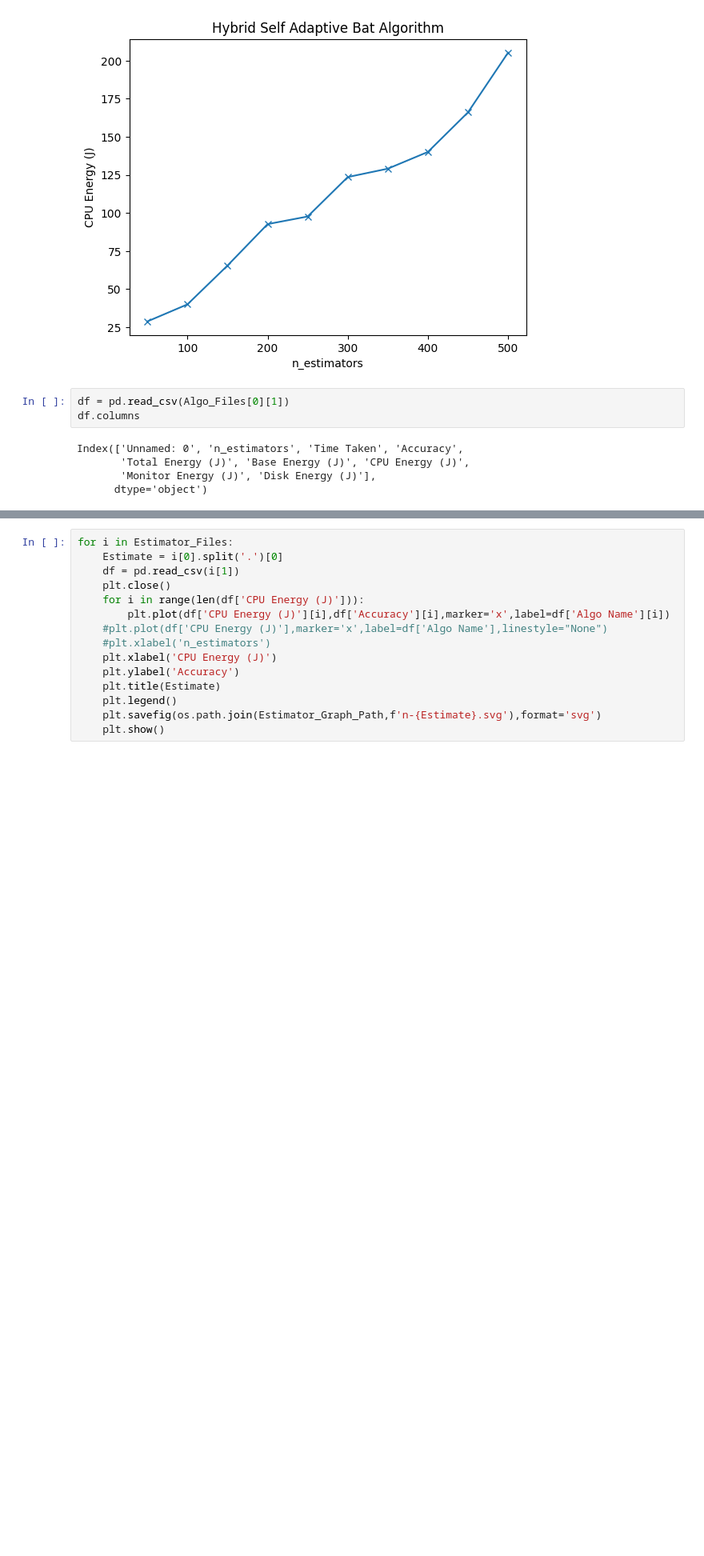
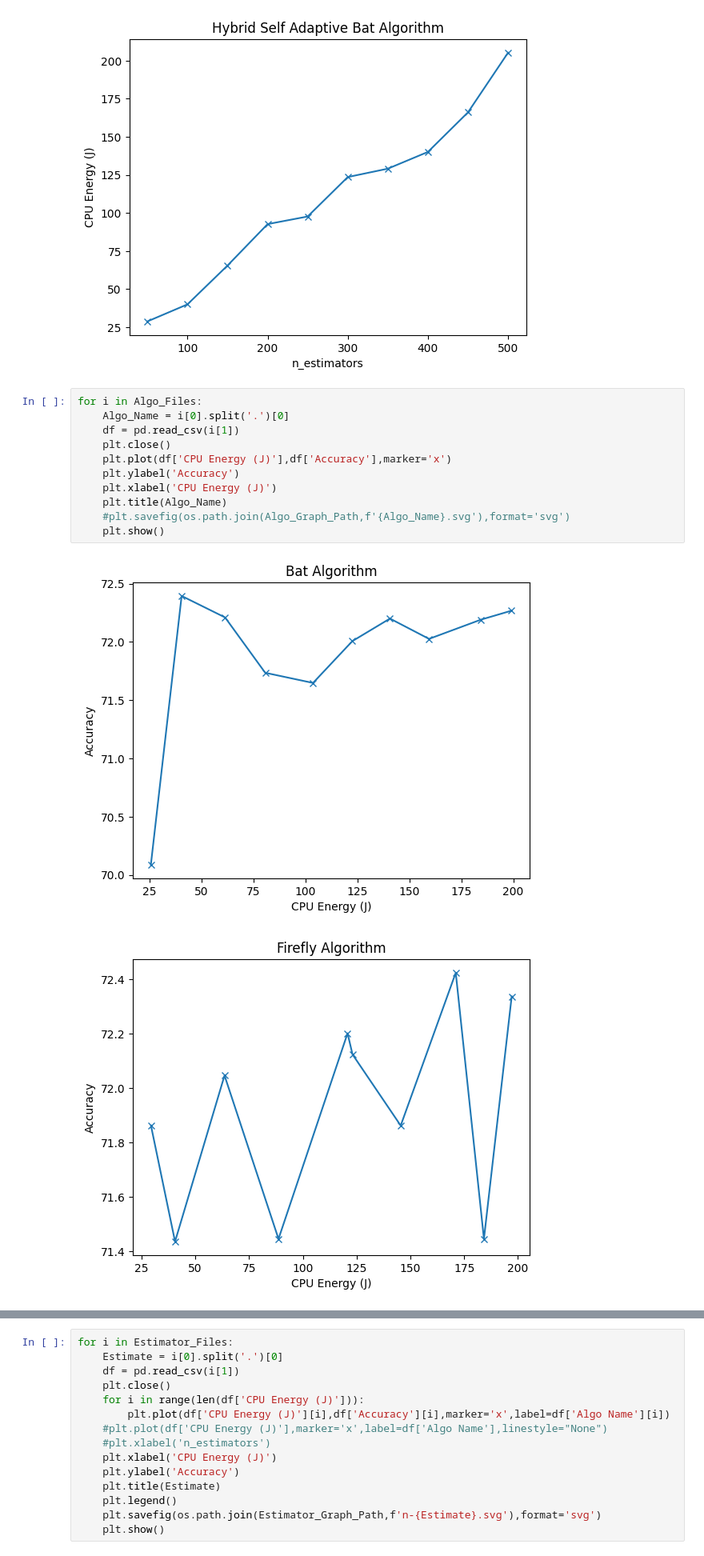
Before and after one commit to ChanderJindal/Analyzing-and-Rating-Greenness-of-Nature-Inspired-Algorithms, a Jupyter notebook: temp/Plotter.ipynb, the cells around one changed output, grey strips where cells are left out. Shown at 80% size. Drawn from its saved outputs; the diff is of its cells as text; blank space fills up the shorter version.

Commit message:
newer graph

```diff
--- a/temp/Plotter.ipynb
+++ b/temp/Plotter.ipynb
@@ -53,11 +56,17 @@ for i in Algo_Files:
 [figure]
 [figure]
 [figure]
-# %%
-df = pd.read_csv(Algo_Files[0][1])
-df.columns
-# %% [output]
-Index(['Unnamed: 0', 'n_estimators', 'Time Taken', 'Accuracy',
-       'Total Energy (J)', 'Base Energy (J)', 'CPU Energy (J)',
-       'Monitor Energy (J)', 'Disk Energy (J)'],
-      dtype='object')
+# %%
+for i in Algo_Files:
+    Algo_Name = i[0].split('.')[0]
+    df = pd.read_csv(i[1])
+    plt.close()
+    plt.plot(df['CPU Energy (J)'],df['Accuracy'],marker='x')
+    plt.ylabel('Accuracy')
+    plt.xlabel('CPU Energy (J)')
+    plt.title(Algo_Name)
+    #plt.savefig(os.path.join(Algo_Graph_Path,f'{Algo_Name}.svg'),format='svg')
+    plt.show()
+# %% [output]
+[figure, added]
+[figure, added]
```
Also changed, not shown: parts of 8 cells of this notebook, 16 other files.
